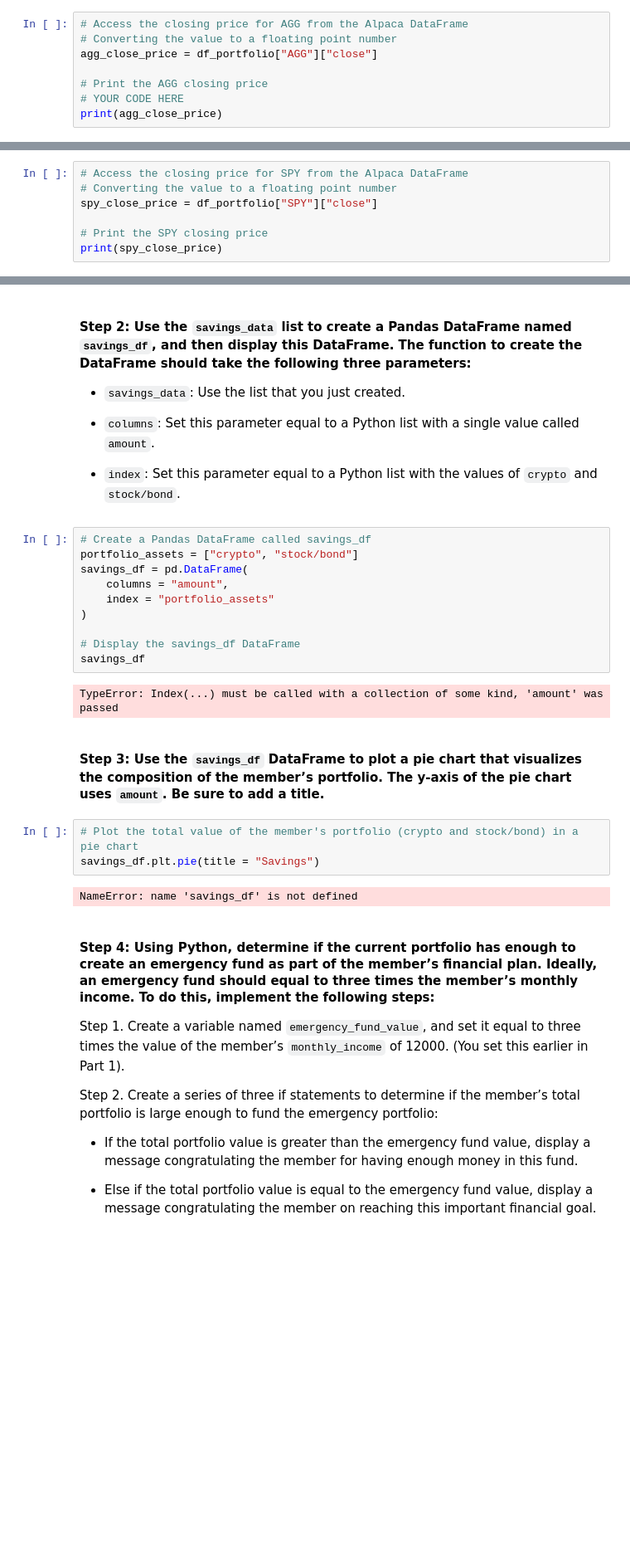
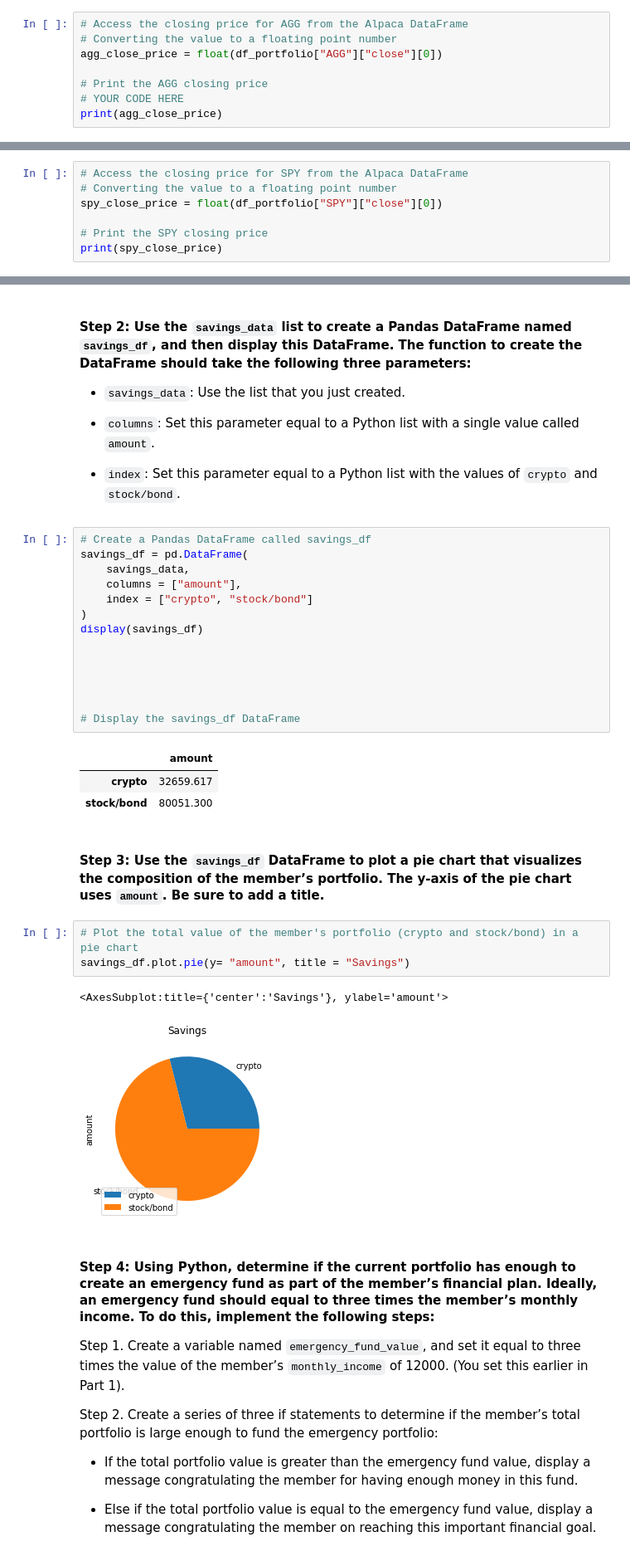
Before and after one commit to simonab57/Financial-Planning, a Jupyter notebook: Starter_Code/financial_planning_tools.ipynb, the cells around one changed output, grey strips where cells are left out. Shown: that part at 83% size. Saved outputs shown, nothing was run; the diff lists cells and outputs as text; blank space fills up the shorter version.

```diff
--- a/Starter_Code/financial_planning_tools.ipynb
+++ b/Starter_Code/financial_planning_tools.ipynb
@@ -214,7 +263,7 @@ df_portfolio.head()
 # %%
 # Access the closing price for AGG from the Alpaca DataFrame
 # Converting the value to a floating point number
-agg_close_price = df_portfolio["AGG"]["close"]
+agg_close_price = float(df_portfolio["AGG"]["close"][0])
 
 # Print the AGG closing price
 # YOUR CODE HERE
@@ -226,7 +273,7 @@ Name: close, dtype: float64
 # %%
 # Access the closing price for SPY from the Alpaca DataFrame
 # Converting the value to a floating point number
-spy_close_price = df_portfolio["SPY"]["close"]
+spy_close_price = float(df_portfolio["SPY"]["close"][0])
 
 # Print the SPY closing price
 print(spy_close_price)
@@ -327,23 +361,30 @@ savings_data
 - `index`: Set this parameter equal to a Python list with the values of `crypto` and `stock/bond`.
 # %%
 # Create a Pandas DataFrame called savings_df
-portfolio_assets = ["crypto", "stock/bond"]
 savings_df = pd.DataFrame(
-    columns = "amount",
-    index = "portfolio_assets"
+    savings_data,
+    columns = ["amount"],
+    index = ["crypto", "stock/bond"]
 )
+display(savings_df)
+
+
+
+
 
 # Display the savings_df DataFrame
-savings_df
 # %% [output]
-TypeError: Index(...) must be called with a collection of some kind, 'amount' was passed
+|  | amount |
+| crypto | 32659.617 |
+| stock/bond | 80051.300 |
 # %% [markdown]
 #### Step 3: Use the `savings_df` DataFrame to plot a pie chart that visualizes the composition of the member’s portfolio. The y-axis of the pie chart uses `amount`. Be sure to add a title.
 # %%
 # Plot the total value of the member's portfolio (crypto and stock/bond) in a pie chart
-savings_df.plt.pie(title = "Savings")
+savings_df.plot.pie(y= "amount", title = "Savings")
 # %% [output]
-NameError: name 'savings_df' is not defined
+<AxesSubplot:title={'center':'Savings'}, ylabel='amount'>
+[figure, added]
 # %% [markdown]
 #### Step 4: Using Python, determine if the current portfolio has enough to create an emergency fund as part of the member’s financial plan. Ideally, an emergency fund should equal to three times the member’s monthly income. To do this, implement the following steps:
 
```
Also changed, not shown: parts of 36 cells of this notebook.
